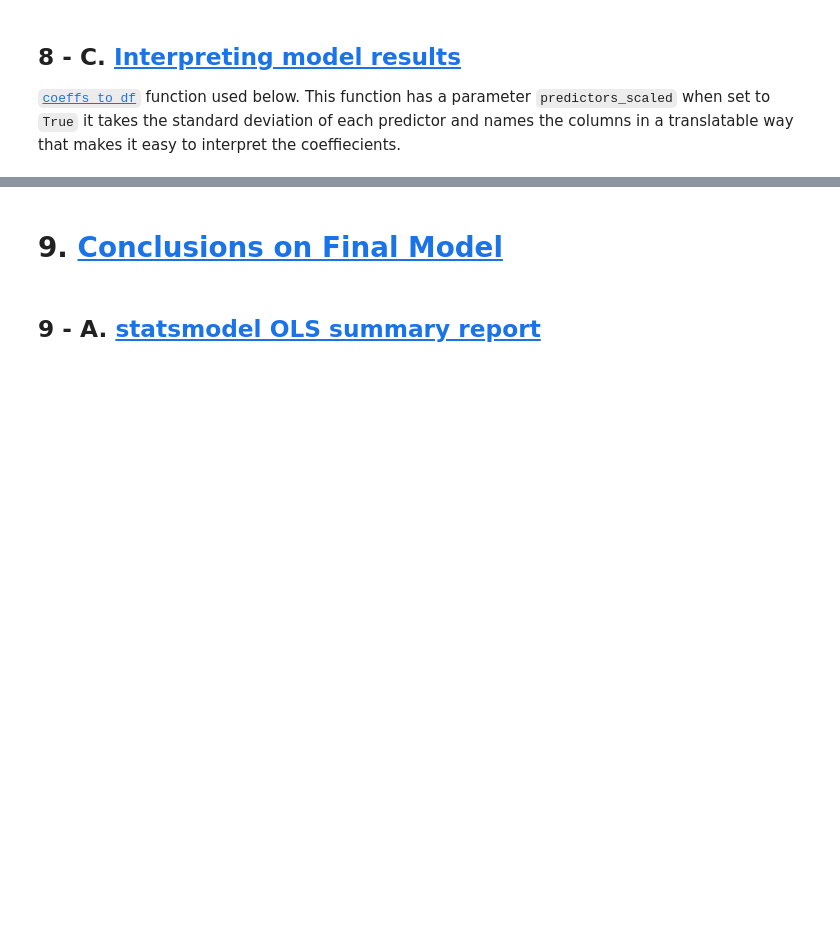
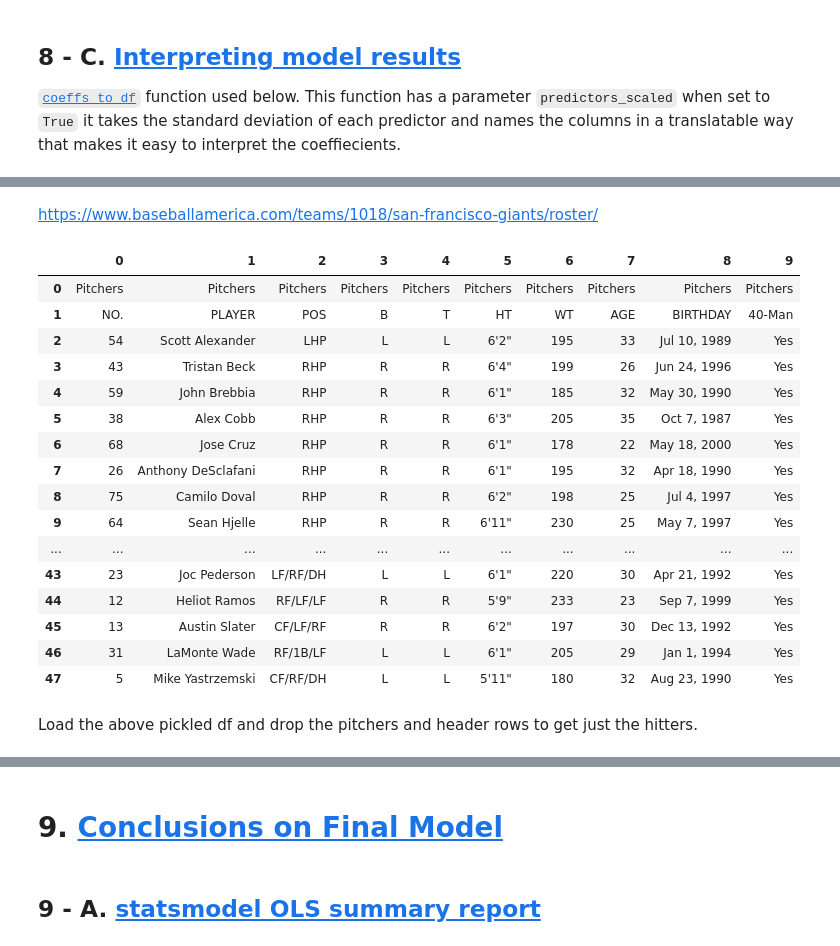
Before and after one commit to AgathaZareth/Capstone_Project, a Jupyter notebook: notebooks/Modeling.ipynb, the cells around one changed output, grey strips where cells are left out. Cells and saved outputs as stored; diff of their text form; code cells hidden in the pictures; blank space fills up the shorter version.

```diff
--- a/notebooks/Modeling.ipynb
+++ b/notebooks/Modeling.ipynb
@@ -2026,0 +2116,51 @@ This model's error is ~{models_error}%
+# %% [markdown]
+[https://www.baseballamerica.com/teams/1018/san-francisco-giants/roster/](https://www.baseballamerica.com/teams/1018/san-francisco-giants/roster/)
+# %%
+# BY PASS THIS CELL WHEN RE RUNNING NOTEBOOK,
+# LOAD DF IN NEXT CELL
+
+import pandas as pd
+import requests
+from bs4 import BeautifulSoup
+
+headers = {
+    'User-Agent':'Mozilla/5.0 (Macintosh; Intel Mac OS X 10_15_7) AppleWebKit/537.36 (KHTML, like Gecko) Chrome/108.0.0.0 Safari/537.36'
+}
+
+sf_23_url = 'https://www.baseballamerica.com/teams/1018/san-francisco-giants/roster/'
+
+
+response = requests.get(sf_23_url, headers=headers)
+soup = BeautifulSoup(response.content, 'html.parser')
+
+# find the table from website (see above screen shot)
+table = soup.find('div', class_ = 'table-container')
+
+# convert to pandas df
+SF_23_roster_df = pd.read_html(str(table))[0]
+
+# pickle
+pd.to_pickle(SF_23_roster_df, "../pickled_tables/SF_23_roster_df.pkl")
+
+# display the df
+SF_23_roster_df
+# %% [output]
+|  | 0 | 1 | 2 | 3 | 4 | 5 | 6 | 7 | 8 | 9 |
+| 0 | Pitchers | Pitchers | Pitchers | Pitchers | Pitchers | Pitchers | Pitchers | Pitchers | Pitchers | Pitchers |
+| 1 | NO. | PLAYER | POS | B | T | HT | WT | AGE | BIRTHDAY | 40-Man |
+| 2 | 54 | Scott Alexander | LHP | L | L | 6'2" | 195 | 33 | Jul 10, 1989 | Yes |
+| 3 | 43 | Tristan Beck | RHP | R | R | 6'4" | 199 | 26 | Jun 24, 1996 | Yes |
+| 4 | 59 | John Brebbia | RHP | R | R | 6'1" | 185 | 32 | May 30, 1990 | Yes |
+| 5 | 38 | Alex Cobb | RHP | R | R | 6'3" | 205 | 35 | Oct 7, 1987 | Yes |
+| 6 | 68 | Jose Cruz | RHP | R | R | 6'1" | 178 | 22 | May 18, 2000 | Yes |
+| 7 | 26 | Anthony DeSclafani | RHP | R | R | 6'1" | 195 | 32 | Apr 18, 1990 | Yes |
+| 8 | 75 | Camilo Doval | RHP | R | R | 6'2" | 198 | 25 | Jul 4, 1997 | Yes |
+| 9 | 64 | Sean Hjelle | RHP | R | R | 6'11" | 230 | 25 | May 7, 1997 | Yes |
+| ... | ... | ... | ... | ... | ... | ... | ... | ... | ... | ... |
+| 43 | 23 | Joc Pederson | LF/RF/DH | L | L | 6'1" | 220 | 30 | Apr 21, 1992 | Yes |
+| 44 | 12 | Heliot Ramos | RF/LF/LF | R | R | 5'9" | 233 | 23 | Sep 7, 1999 | Yes |
+| 45 | 13 | Austin Slater | CF/LF/RF | R | R | 6'2" | 197 | 30 | Dec 13, 1992 | Yes |
+| 46 | 31 | LaMonte Wade | RF/1B/LF | L | L | 6'1" | 205 | 29 | Jan 1, 1994 | Yes |
+| 47 | 5 | Mike Yastrzemski | CF/RF/DH | L | L | 5'11" | 180 | 32 | Aug 23, 1990 | Yes |
+# %% [markdown]
+Load the above pickled df and drop the pitchers and header rows to get just the hitters.
```
Also changed, not shown: parts of 72 cells of this notebook.
